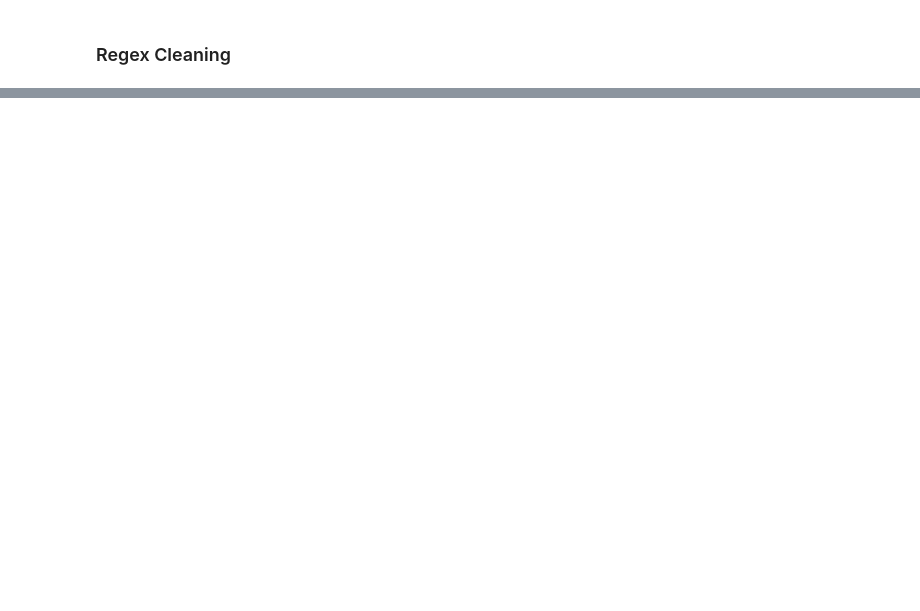
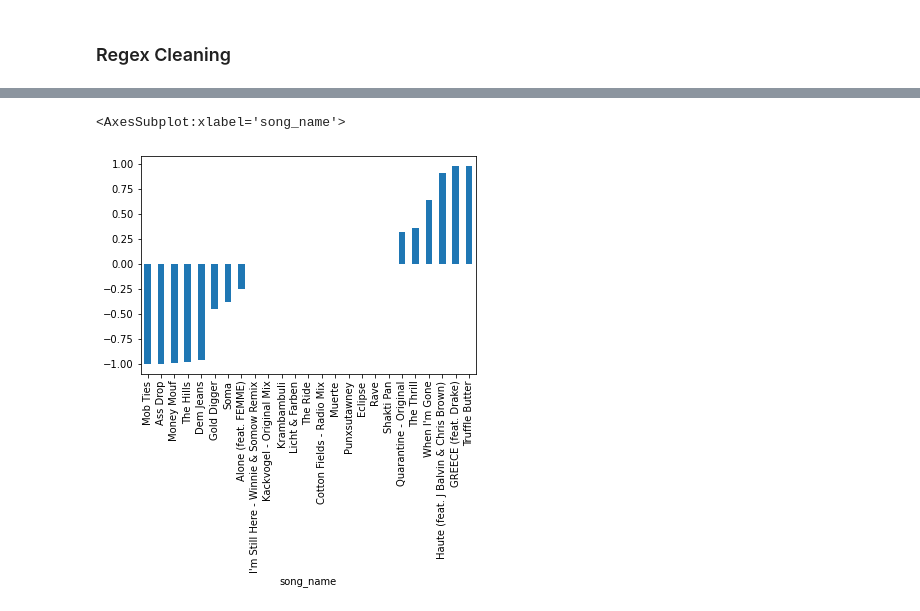
Before and after one commit to poboisvert/AirflowETL, a Jupyter notebook: lyrics_analysis_notebook/Sentiment-analysis-lyrics.ipynb, the cells around one changed output, grey strips where cells are left out. Drawn from its saved outputs; the diff is of its cells as text; code cells hidden in the pictures; blank space fills up the shorter version.

Commit message:
Stop Words & Charts

```diff
--- a/lyrics_analysis_notebook/Sentiment-analysis-lyrics.ipynb
+++ b/lyrics_analysis_notebook/Sentiment-analysis-lyrics.ipynb
@@ -60,0 +144,4 @@ print(stop_words)
+# %%
+intAnalyser = SentimentIntensityAnalyzer()
+polarity = intAnalyser.polarity_scores(my_test)
+polarity
@@ -60,0 +150,9 @@ print(stop_words)
+# %%
+def sentimentScore(sentence):
+    sia = SentimentIntensityAnalyzer()
+    polarity = sia.polarity_scores(sentence)
+    pol = polarity['compound']
+    return pol
+# %%
+music_df['sentiment_compound'] = music_df.lyrics.apply(sentimentScore)
+music_df.head()
@@ -60,0 +188,3 @@ print(stop_words)
+# %%
+music_sent = music_df.groupby(['song_name'])['sentiment_compound'].mean().sort_values()
+music_sent
@@ -60,0 +209,5 @@ print(stop_words)
+# %%
+music_sent.plot(kind="bar")
+# %% [output]
+<AxesSubplot:xlabel='song_name'>
+[figure, added]
```
Also changed, not shown: parts of 23 cells of this notebook, 8 other files.
